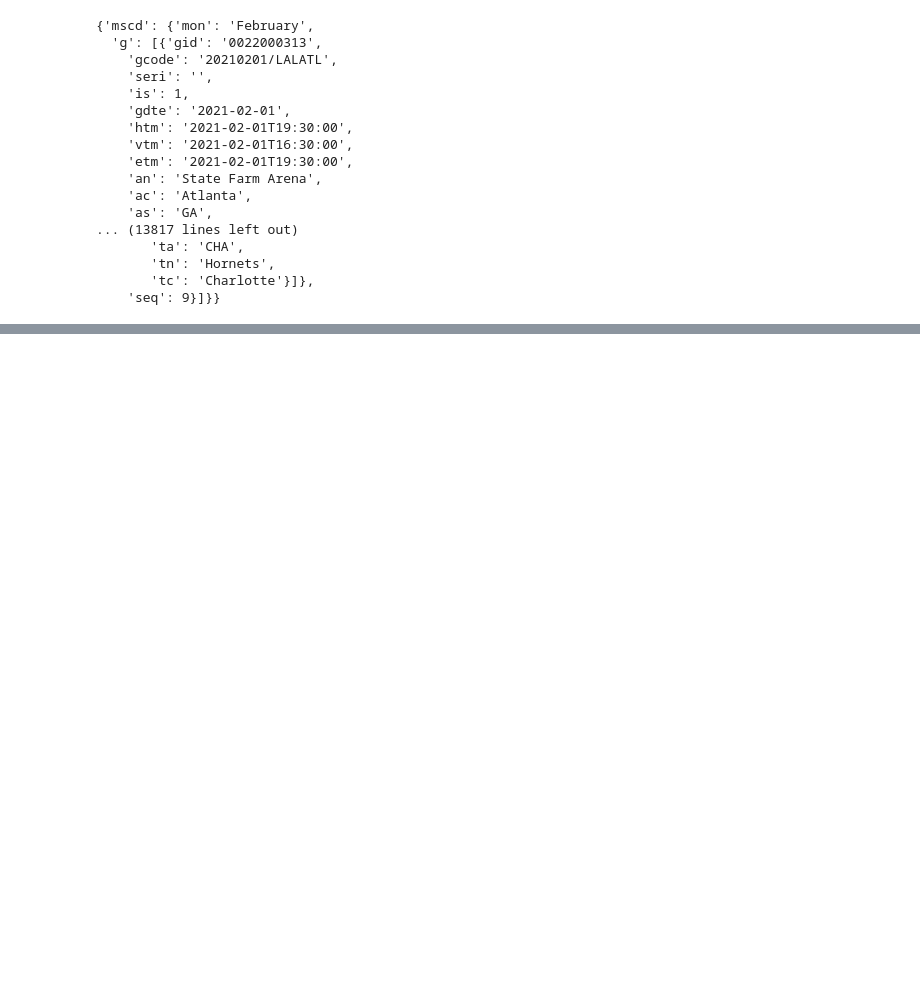
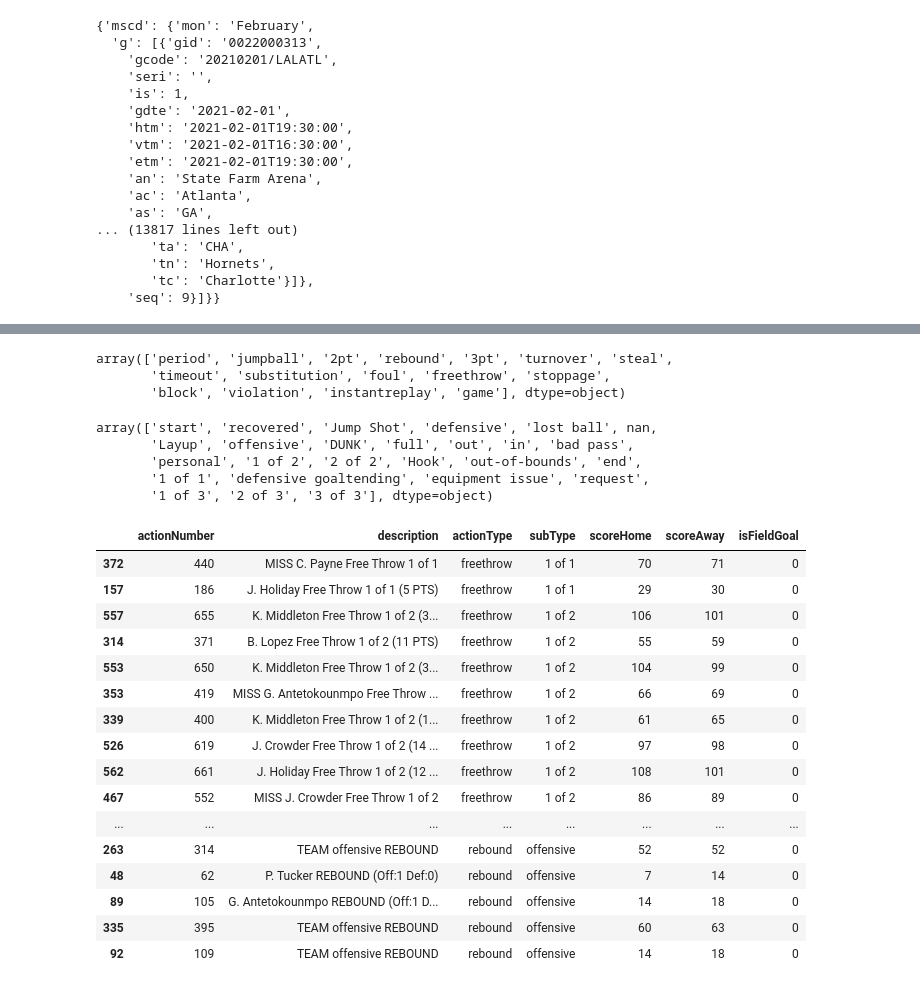
Before and after one commit to ejw-data/proj-nba-eda, a Jupyter notebook: play_by_play.ipynb, the cells around one changed output, grey strips where cells are left out. Saved outputs shown, nothing was run; the diff lists cells and outputs as text; code cells hidden in the pictures; blank space fills up the shorter version.

Commit message:
added sql and dataframes

```diff
--- a/play_by_play.ipynb
+++ b/play_by_play.ipynb
@@ -42 +42,4 @@ data['lscd'][1]
 play_by_play_url = f"https://cdn.nba.com/static/json/liveData/playbyplay/playbyplay_{game_id}.json"
+# %%
+data = requests.get(play_by_play_url).json()
+data['game']['actions'][0]
@@ -42,0 +64,3 @@ play_by_play_url = f"https://cdn.nba.com/static/json/liveData/playbyplay/playbyp
+# %%
+df = pd.DataFrame(data['game']['actions'])
+df[['actionNumber','clock','timeActual','period','periodType','actionType','subType','qualifiers','personId','x','y','possession', 'scoreHome', 'scoreAway', 'isFieldGoal', 'description']].head()
@@ -42,0 +74,36 @@ play_by_play_url = f"https://cdn.nba.com/static/json/liveData/playbyplay/playbyp
+# %%
+df['actionType'].unique()
+# %% [output]
+array(['period', 'jumpball', '2pt', 'rebound', '3pt', 'turnover', 'steal',
+       'timeout', 'substitution', 'foul', 'freethrow', 'stoppage',
+       'block', 'violation', 'instantreplay', 'game'], dtype=object)
+# %%
+df['subType'].unique()
+# %% [output]
+array(['start', 'recovered', 'Jump Shot', 'defensive', 'lost ball', nan,
+       'Layup', 'offensive', 'DUNK', 'full', 'out', 'in', 'bad pass',
+       'personal', '1 of 2', '2 of 2', 'Hook', 'out-of-bounds', 'end',
+       '1 of 1', 'defensive goaltending', 'equipment issue', 'request',
+       '1 of 3', '2 of 3', '3 of 3'], dtype=object)
+# %%
+pd.set_option('display.max_rows', None)
+pd.set_option('max_colwidth', 200)
+df[['actionNumber', 'description','actionType','subType', 'scoreHome', 'scoreAway', 'isFieldGoal']].sort_values('subType')
+# %% [output]
+|  | actionNumber | description | actionType | subType | scoreHome | scoreAway | isFieldGoal |
+| 372 | 440 | MISS C. Payne Free Throw 1 of 1 | freethrow | 1 of 1 | 70 | 71 | 0 |
+| 157 | 186 | J. Holiday Free Throw 1 of 1 (5 PTS) | freethrow | 1 of 1 | 29 | 30 | 0 |
+| 557 | 655 | K. Middleton Free Throw 1 of 2 (3... | freethrow | 1 of 2 | 106 | 101 | 0 |
+| 314 | 371 | B. Lopez Free Throw 1 of 2 (11 PTS) | freethrow | 1 of 2 | 55 | 59 | 0 |
+| 553 | 650 | K. Middleton Free Throw 1 of 2 (3... | freethrow | 1 of 2 | 104 | 99 | 0 |
+| 353 | 419 | MISS G. Antetokounmpo Free Throw ... | freethrow | 1 of 2 | 66 | 69 | 0 |
+| 339 | 400 | K. Middleton Free Throw 1 of 2 (1... | freethrow | 1 of 2 | 61 | 65 | 0 |
+| 526 | 619 | J. Crowder Free Throw 1 of 2 (14 ... | freethrow | 1 of 2 | 97 | 98 | 0 |
+| 562 | 661 | J. Holiday Free Throw 1 of 2 (12 ... | freethrow | 1 of 2 | 108 | 101 | 0 |
+| 467 | 552 | MISS J. Crowder Free Throw 1 of 2 | freethrow | 1 of 2 | 86 | 89 | 0 |
+| ... | ... | ... | ... | ... | ... | ... | ... |
+| 263 | 314 | TEAM offensive REBOUND | rebound | offensive | 52 | 52 | 0 |
+| 48 | 62 | P. Tucker REBOUND (Off:1 Def:0) | rebound | offensive | 7 | 14 | 0 |
+| 89 | 105 | G. Antetokounmpo REBOUND (Off:1 D... | rebound | offensive | 14 | 18 | 0 |
+| 335 | 395 | TEAM offensive REBOUND | rebound | offensive | 60 | 63 | 0 |
+| 92 | 109 | TEAM offensive REBOUND | rebound | offensive | 14 | 18 | 0 |
```
Also changed, not shown: parts of 11 cells of this notebook, 1 other file.
